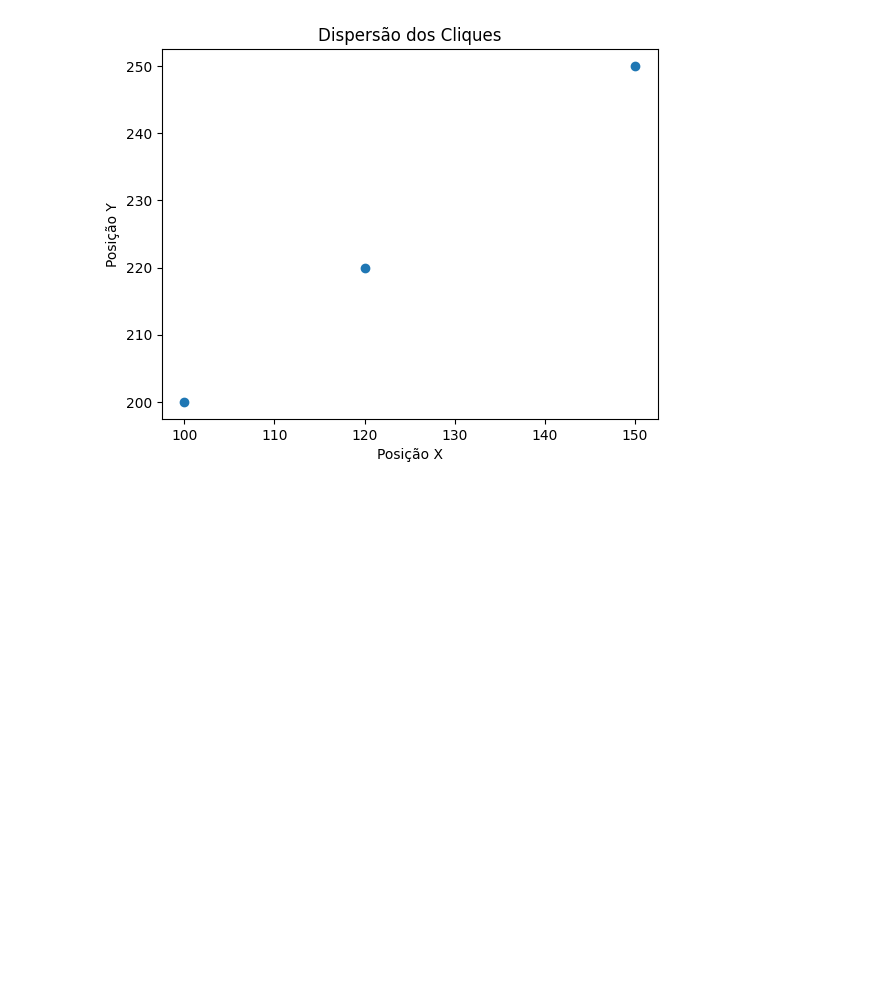
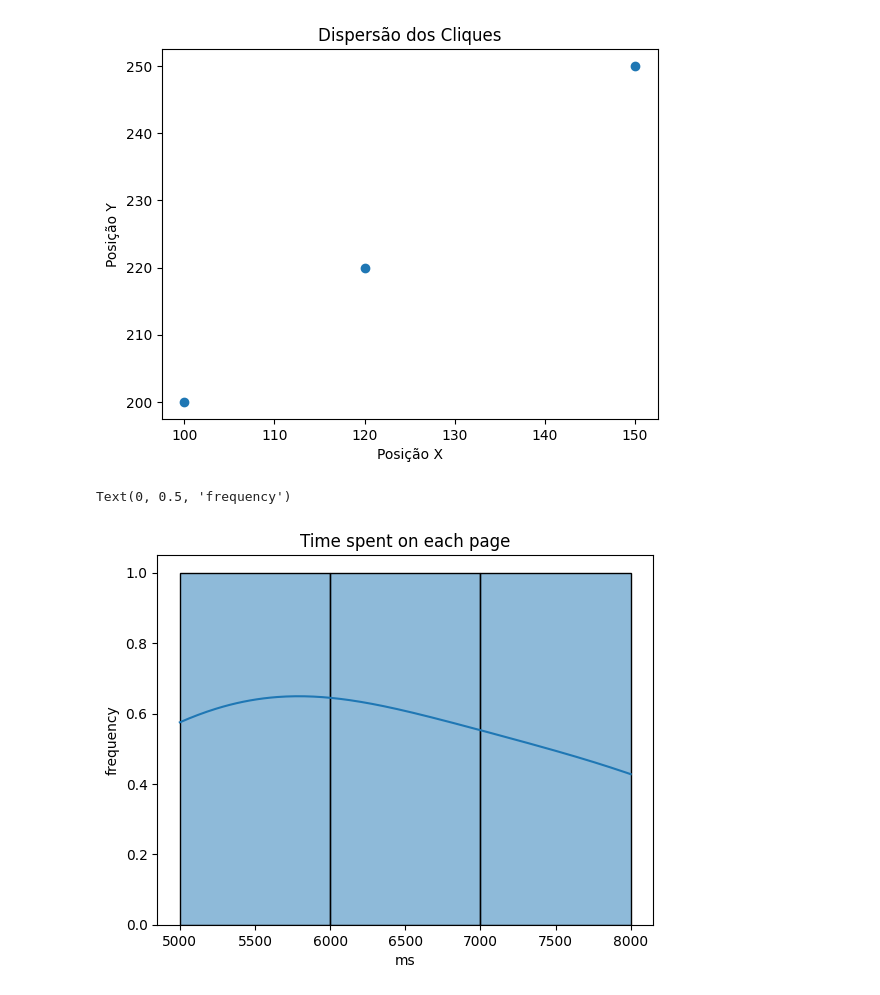
Before and after one commit to rafaelnxd/Frontend-Navigation-Analysis, a Jupyter notebook: analysis.ipynb, the cells around one changed output. Cells and saved outputs as stored; diff of their text form; code cells hidden in the pictures; blank space fills up the shorter version.

```diff
--- a/analysis.ipynb
+++ b/analysis.ipynb
@@ -29,0 +28,10 @@ plt.show()
+# %%
+# Time spent on each page
+
+sns.histplot(data['time_spent'], kde=True)
+plt.title('Time spent on each page')
+plt.xlabel('ms')
+plt.ylabel('Frequency')
+# %% [output]
+Text(0, 0.5, 'frequency')
+[figure, added]
```
Also changed, not shown: parts of 2 cells of this notebook, 2 other files.
